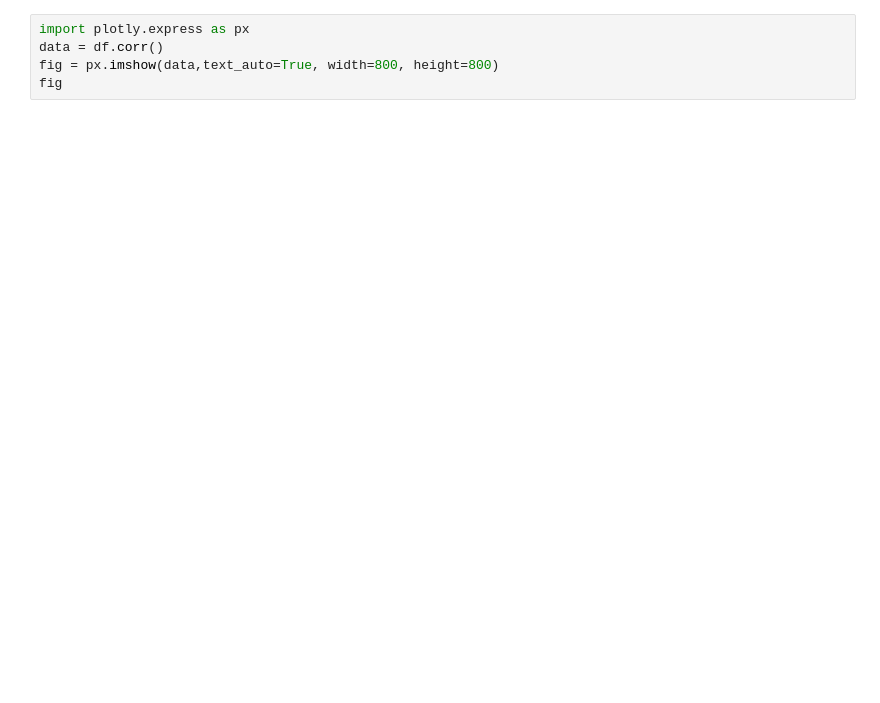
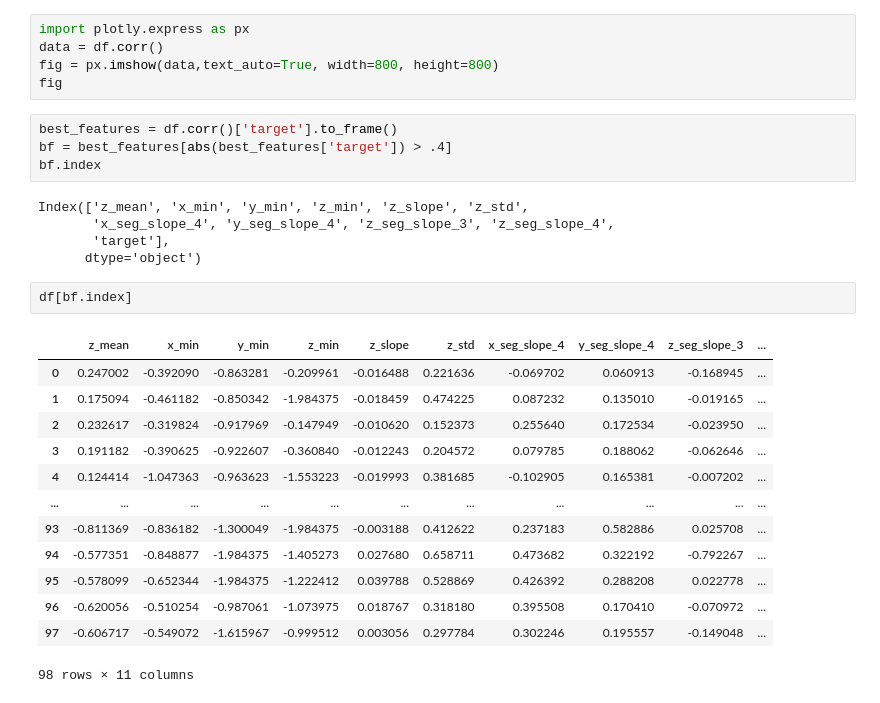
Before and after one commit to ryand0n/Gesture-Classification, a Jupyter notebook: stupid_model.ipynb, the cells around one changed output. Cells and saved outputs as stored; diff of their text form; blank space fills up the shorter version.

```diff
--- a/stupid_model.ipynb
+++ b/stupid_model.ipynb
@@ -61,3 +64,28 @@ import plotly.express as px
 data = df.corr()
 fig = px.imshow(data,text_auto=True, width=800, height=800)
 fig
+# %%
+best_features = df.corr()['target'].to_frame()
+bf = best_features[abs(best_features['target']) > .4]
+bf.index
+# %% [output]
+Index(['z_mean', 'x_min', 'y_min', 'z_min', 'z_slope', 'z_std',
+       'x_seg_slope_4', 'y_seg_slope_4', 'z_seg_slope_3', 'z_seg_slope_4',
+       'target'],
+      dtype='object')
+# %%
+df[bf.index]
+# %% [output]
+|  | z_mean | x_min | y_min | z_min | z_slope | z_std | x_seg_slope_4 | y_seg_slope_4 | z_seg_slope_3 | ... |
+| 0 | 0.247002 | -0.392090 | -0.863281 | -0.209961 | -0.016488 | 0.221636 | -0.069702 | 0.060913 | -0.168945 | ... |
+| 1 | 0.175094 | -0.461182 | -0.850342 | -1.984375 | -0.018459 | 0.474225 | 0.087232 | 0.135010 | -0.019165 | ... |
+| 2 | 0.232617 | -0.319824 | -0.917969 | -0.147949 | -0.010620 | 0.152373 | 0.255640 | 0.172534 | -0.023950 | ... |
+| 3 | 0.191182 | -0.390625 | -0.922607 | -0.360840 | -0.012243 | 0.204572 | 0.079785 | 0.188062 | -0.062646 | ... |
+| 4 | 0.124414 | -1.047363 | -0.963623 | -1.553223 | -0.019993 | 0.381685 | -0.102905 | 0.165381 | -0.007202 | ... |
+| ... | ... | ... | ... | ... | ... | ... | ... | ... | ... | ... |
+| 93 | -0.811369 | -0.836182 | -1.300049 | -1.984375 | -0.003188 | 0.412622 | 0.237183 | 0.582886 | 0.025708 | ... |
+| 94 | -0.577351 | -0.848877 | -1.984375 | -1.405273 | 0.027680 | 0.658711 | 0.473682 | 0.322192 | -0.792267 | ... |
+| 95 | -0.578099 | -0.652344 | -1.984375 | -1.222412 | 0.039788 | 0.528869 | 0.426392 | 0.288208 | 0.022778 | ... |
+| 96 | -0.620056 | -0.510254 | -0.987061 | -1.073975 | 0.018767 | 0.318180 | 0.395508 | 0.170410 | -0.070972 | ... |
+| 97 | -0.606717 | -0.549072 | -1.615967 | -0.999512 | 0.003056 | 0.297784 | 0.302246 | 0.195557 | -0.149048 | ... |
+98 rows × 11 columns
```
Also changed, not shown: parts of 4 cells of this notebook, 4 other files.
